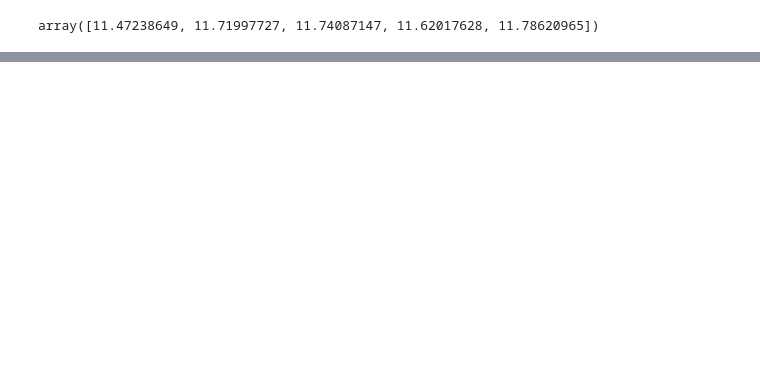
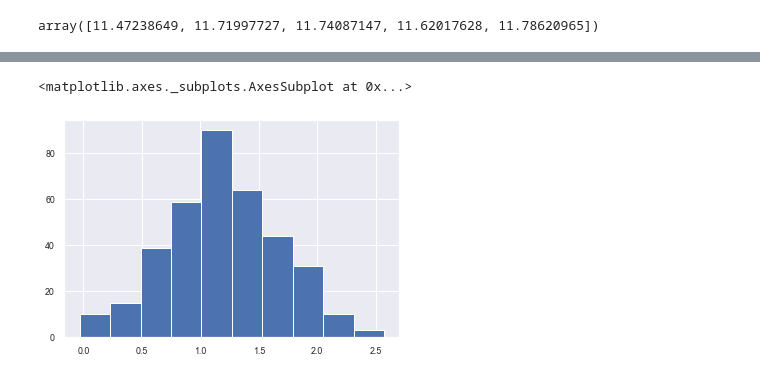
Before and after one commit to rafjonathans/Kaggle-HousePrice, a Jupyter notebook: 3rdSubmission/Simple_FeatureReduction_3.ipynb, the cells around one changed output, grey strips where cells are left out. Cells and saved outputs as stored; diff of their text form; code cells hidden in the pictures; blank space fills up the shorter version.

```diff
--- a/3rdSubmission/Simple_FeatureReduction_3.ipynb
+++ b/3rdSubmission/Simple_FeatureReduction_3.ipynb
@@ -970,0 +1148,3 @@ plt.tight_layout()
+# %%
+modelXgb = xgb.XGBRFRegressor(n_estimator= 300, max_depth= 3, learning_rate= 0.1, objective= 'reg:linear')
+modelXgb.fit(X_train, Y_train)
@@ -970,0 +1206,9 @@ plt.tight_layout()
+# %%
+X_tr, X_val, y_tr, y_val = train_test_split(X_train, Y_train, random_state = 3)
+# %%
+model = Sequential()
+
+#model.add(Dense(256, activation="relu", input_dim = X_train.shape[1]))
+model.add(Dense(1, input_dim = X_train.shape[1], kernel_regularizer=l1(0.001)))
+
+model.compile(loss = "mse", optimizer = "adam")
@@ -970,0 +1228,2 @@ plt.tight_layout()
+# %%
+hist = model.fit(X_tr, y_tr, validation_data = (X_val, y_val))
@@ -970,0 +1232,5 @@ plt.tight_layout()
+# %%
+pd.Series(model.predict(X_val)[:,0]).hist()
+# %% [output]
+<matplotlib.axes._subplots.AxesSubplot at 0x...>
+[figure, added]
```
Also changed, not shown: parts of 50 cells of this notebook, 4 other files.
